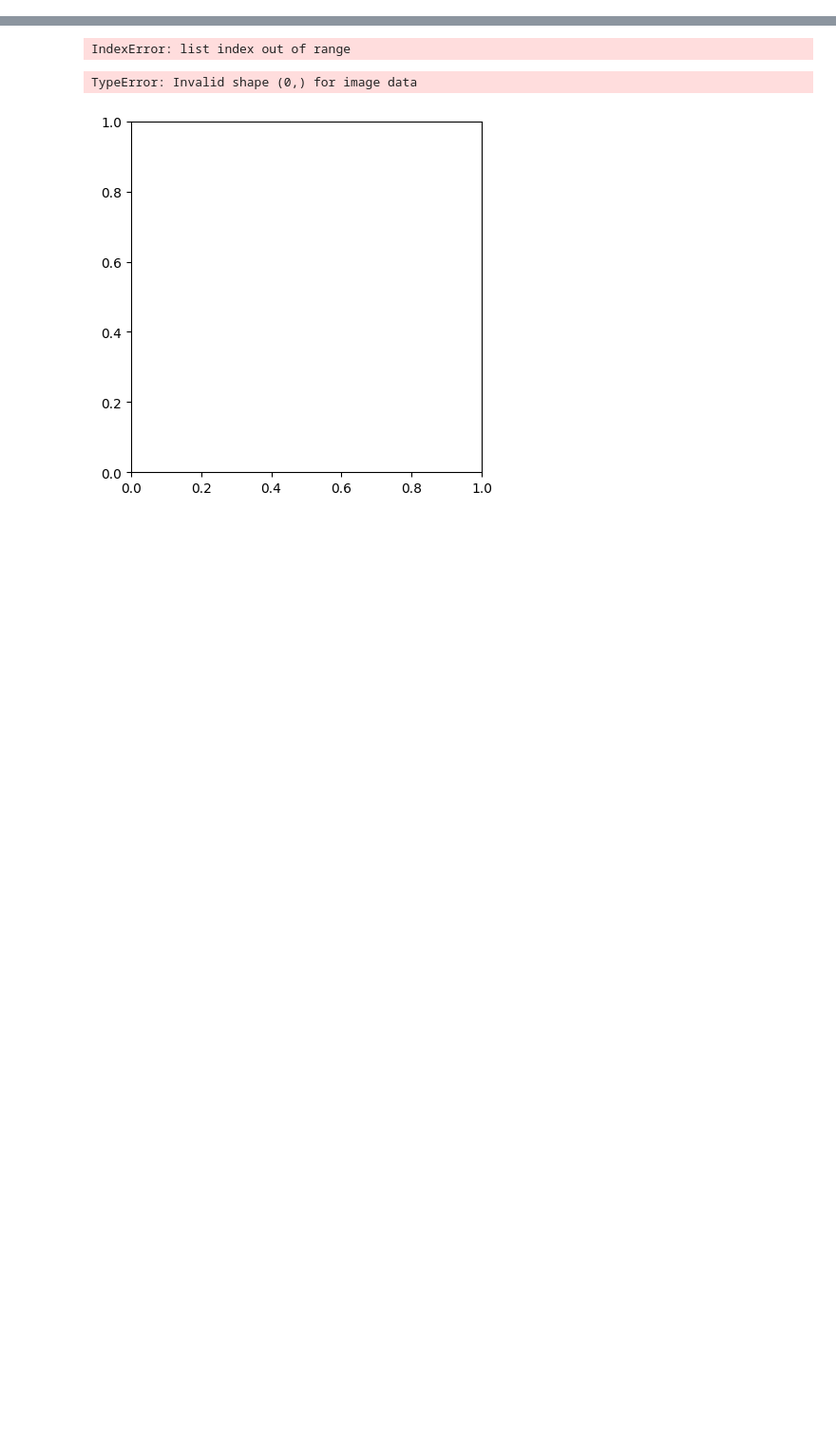
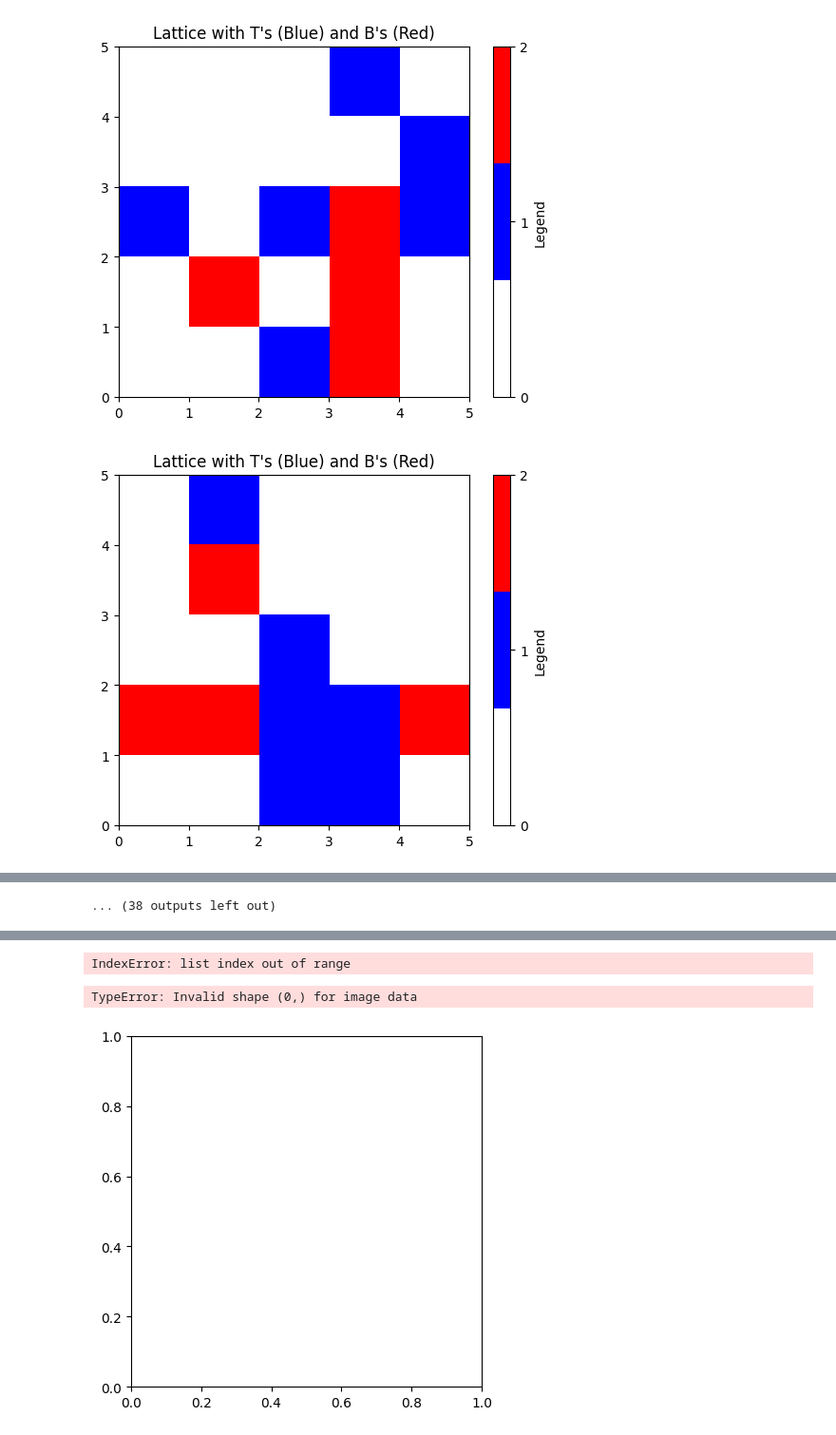
Before and after one commit to anahelena00/Tcell, a Jupyter notebook: InfectiousMonteCarlov3.ipynb, the cells around one changed output, grey strips where cells are left out. Shown at 95% size. Cells and saved outputs as stored; diff of their text form; code cells hidden in the pictures; blank space fills up the shorter version.

```diff
--- a/InfectiousMonteCarlov3.ipynb
+++ b/InfectiousMonteCarlov3.ipynb
@@ -229,30 +226,33 @@ def monte_carlo(T, eps, lattice_length, T_num, B_num, num_runs, num_lattices_to_
 # %%
 # the interaction matrix can be used to decide how many bacteria are able to multiply.
 # if surrounded by T cells -> no division
 # the body is modelled by an N by N lattice
 
-num_runs = 100_000
+num_runs = 10
 #Temp = 0.2
-T = np.arange(3,0.01,-0.1)
-size = 30
+T = np.arange(5,0.01,-0.1)
+size = 5
 
-T_num_in = 4    # number of initial T-cells
-B_num_in = 2
+T_num_in = 6    # number of initial T-cells
+B_num_in = 4
 
-BB_int = 0      # interaction energy between bacterias
-TT_int = 0      # interaction energy between T-cells
-BT_int = 1     # interaction energy between bacteria and T-cells
+BB_int = 1      # interaction energy between bacterias
+TT_int = -1      # interaction energy between T-cells
+BT_int = 4     # interaction energy between bacteria and T-cells
 interaction_matrix = np.array([
     [0, 0, 0],
     [0, TT_int, BT_int],
     [0, BT_int, BB_int]
 ])
 E_lattice_list=[]
 for Temp in T:
     lattice, E_lattice, T_num, B_num = monte_carlo(
     Temp, interaction_matrix, size, T_num_in, B_num_in, num_runs, num_lattices_to_store=None)
     #print("E:", E_lattice)
     E_lattice_list.append(E_lattice)
 
 #print(E_lattice_list)
 #E_lattice
+# %% [output]
+[figure, added]
+[figure, added]
@@ -259,3 +269,4 @@ for Temp in T:
+... (38 outputs left out)
 # %%
 plt.figure()
 plt.plot(T,E_lattice_list)
```
Also changed, not shown: parts of 5 cells of this notebook.
